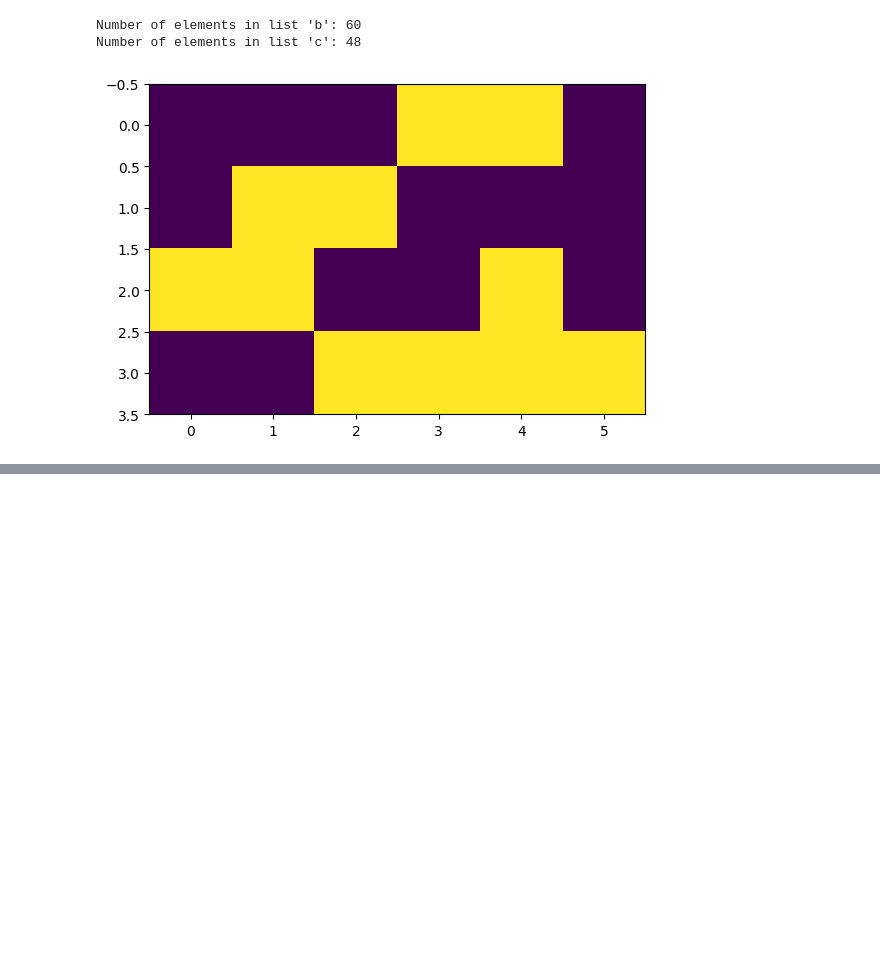
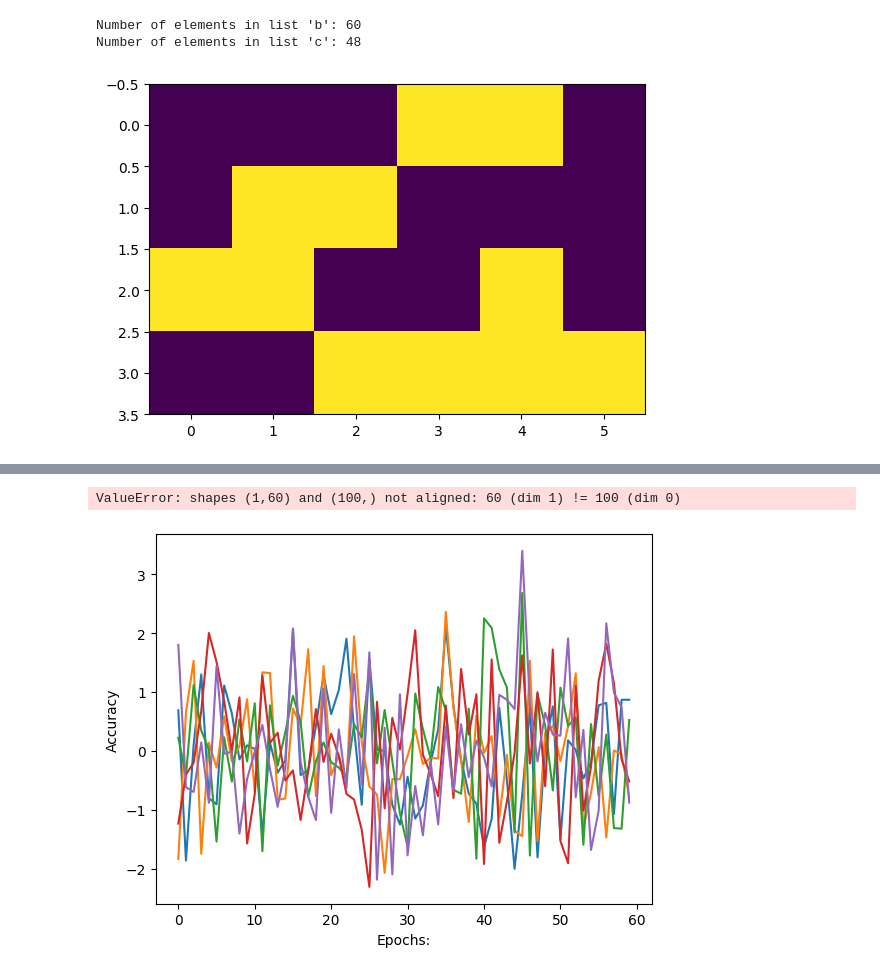
Before and after one commit to patilhumesh88-spec/ASSIGNMENT, a Jupyter notebook: Untitled0.ipynb, the cells around one changed output, grey strips where cells are left out. Cells and saved outputs as stored; diff of their text form; code cells hidden in the pictures; blank space fills up the shorter version.

```diff
--- a/Untitled0.ipynb
+++ b/Untitled0.ipynb
@@ -206,3 +164,8 @@ def generate_wt(x,y):
   for i in range(x*y):
     l.append(np.random.randn())
   return (np.array(l).reshape(x,y))
+# %%
+def loss(out,Y):
+  s=(np.square(out-Y))
+  s=np.sum(s)/len(y)
+  return(s)
@@ -208,0 +197,26 @@ def generate_wt(x,y):
+# %%
+def train(x,y,w1,w2,alpha=0.01,epoch=10):
+  acc_list=[] # Renamed `acc` to `acc_list` to avoid confusion
+  epoch_losses_list=[] # Renamed `loss` to `epoch_losses_list` to avoid conflict with the `loss` function
+  for j in range(epoch):
+    current_epoch_batch_losses = [] # List to store losses for the current epoch's batches
+    for i_idx in range(len(x)): # Loop over each sample in x
+      # Corrected: f_forward -> f_forwards, x[i,w1,w2] -> x[i_idx] (w1, w2 are separate arguments)
+      out=f_forwards(x[i_idx],w1,w2)
+      # Corrected: los -> loss (assuming the function from cell 3MuMZz_OO9cH), Y[i] -> y[i_idx]
+      current_epoch_batch_losses.append(loss(out,y[i_idx]))
+      w1,w2=back_prop(x[i_idx],y[i_idx],w1,w2,alpha) # Corrected x[i] -> x[i_idx], y[i] -> y[i_idx]
+
+    # These metrics are likely intended per epoch, not per batch inside the inner loop.
+    # Moving them outside the inner loop.
+    # Calculate average loss for the current epoch
+    avg_epoch_loss = sum(current_epoch_batch_losses) / len(current_epoch_batch_losses) if current_epoch_batch_losses else 0
+    epoch_losses_list.append(avg_epoch_loss)
+
+    # Calculate accuracy for the current epoch (using the unconventional (1 - loss) * 100 logic)
+    epoch_accuracy = (1 - avg_epoch_loss) * 100
+    acc_list.append(epoch_accuracy)
+
+    print("Epochs:",j+1,"acc:",epoch_accuracy)
+
+  return (w1,w2,acc_list,epoch_losses_list)
@@ -208,0 +240,4 @@ def generate_wt(x,y):
+# %%
+w1=generate_wt(x[0].shape[1],5)
+w2=generate_wt(5,y.shape[1])
+print(w1, "\n",w2)
@@ -208,0 +262,12 @@ def generate_wt(x,y):
+# %%
+w1,w2,acc,loss=train(x,y,w1,w2,0.1,100)
+# %% [output]
+ValueError: shapes (1,60) and (100,) not aligned: 60 (dim 1) != 100 (dim 0)
+# %%
+import matplotlib.pyplot as plt1
+plt1.plot(acc)
+plt.ylabel('Accuracy')
+plt.xlabel('Epochs:')
+plt1.show()
+# %% [output]
+[figure, added]
```
Also changed, not shown: parts of 16 cells of this notebook.
